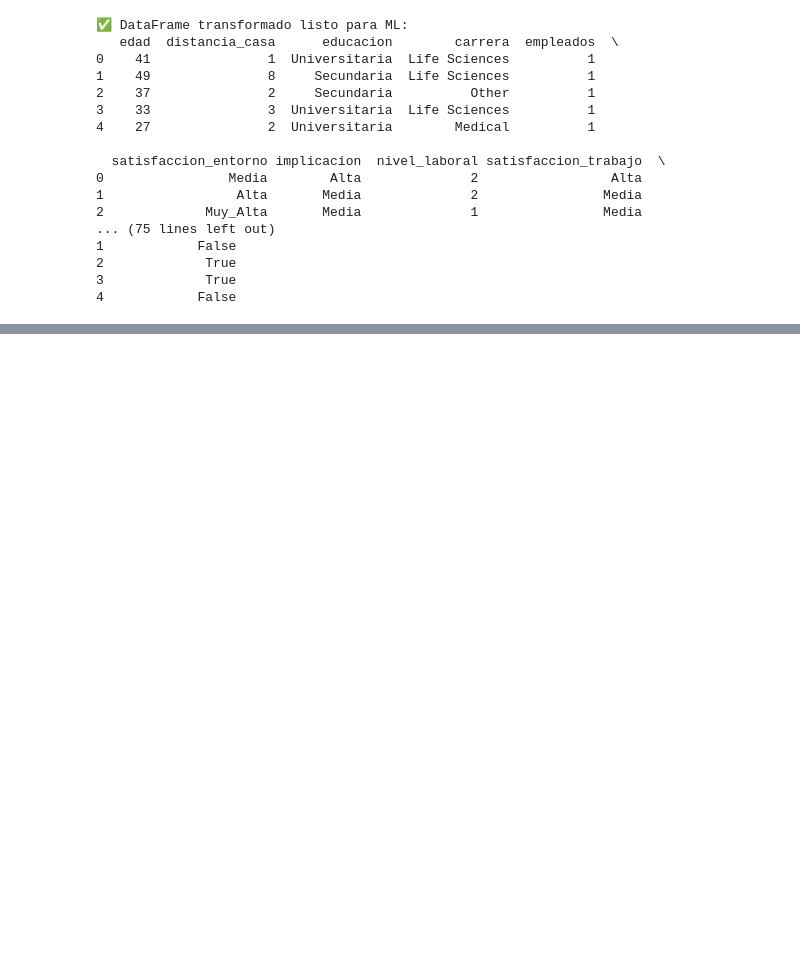
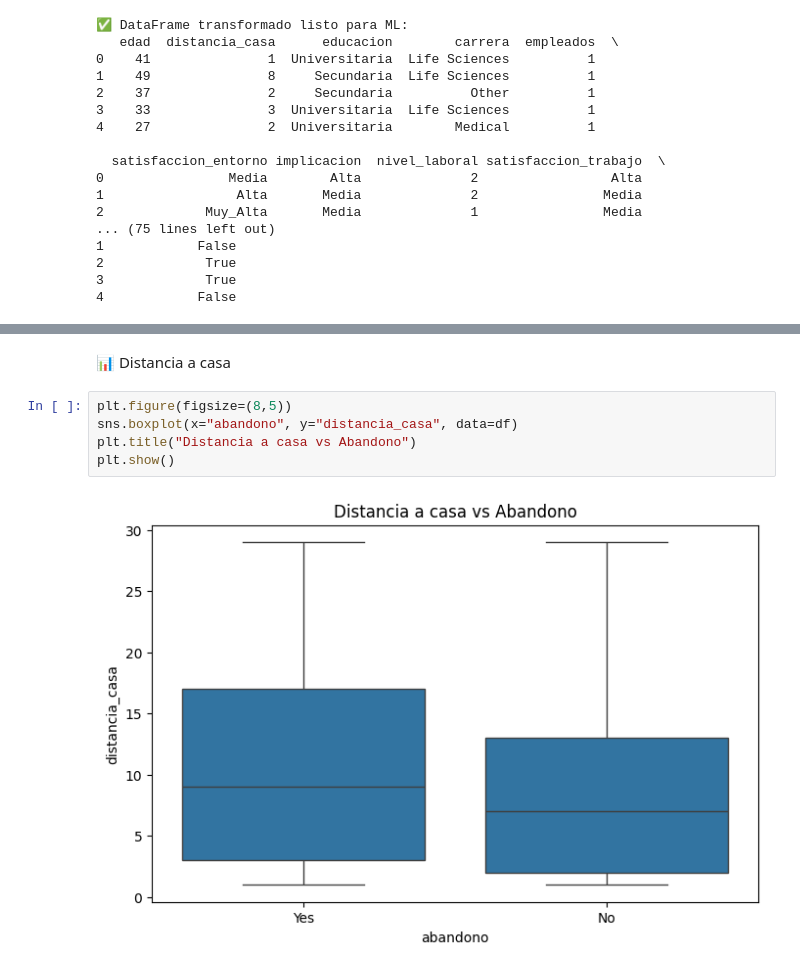
Before and after one commit to Mateo88XD/Proyectos-Grupal, a Jupyter notebook: Analisis Estadistico_Abandono Lavoral/Abandono_Laboral.ipynb, the cells around one changed output, grey strips where cells are left out. Saved outputs shown, nothing was run; the diff lists cells and outputs as text; blank space fills up the shorter version.

```diff
--- a/Analisis Estadistico_Abandono Lavoral/Abandono_Laboral.ipynb
+++ b/Analisis Estadistico_Abandono Lavoral/Abandono_Laboral.ipynb
@@ -224,0 +309,9 @@ df.to_excel("df_limpio.xlsx", index=False)
+# %% [markdown]
+📊 Distancia a casa
+# %%
+plt.figure(figsize=(8,5))
+sns.boxplot(x="abandono", y="distancia_casa", data=df)
+plt.title("Distancia a casa vs Abandono")
+plt.show()
+# %% [output]
+[figure, added]
```
Also changed, not shown: parts of 13 cells of this notebook.
